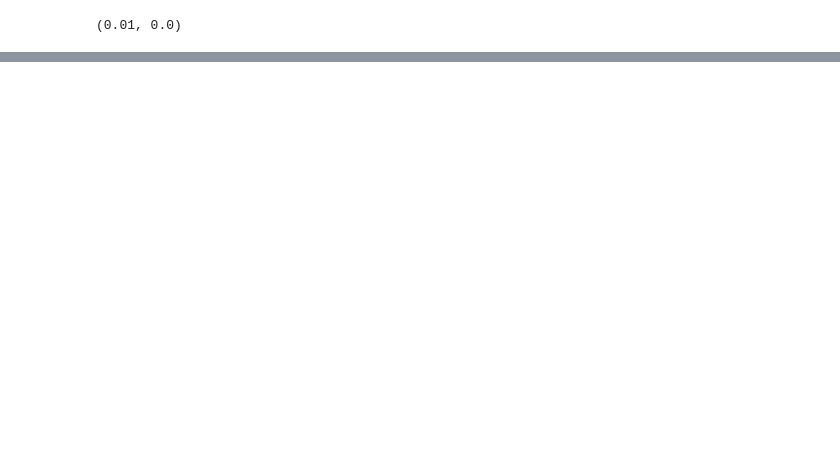
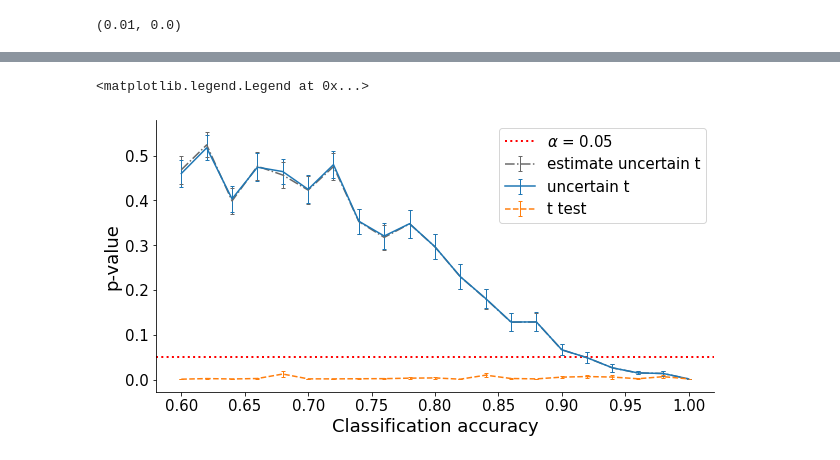
Before and after one commit to lct19/Statistical-consulting, a Jupyter notebook: simulation.ipynb, the cells around one changed output, grey strips where cells are left out. Drawn from its saved outputs; the diff is of its cells as text; code cells hidden in the pictures; blank space fills up the shorter version.

```diff
--- a/simulation.ipynb
+++ b/simulation.ipynb
@@ -187,3 +84,22 @@ res=MC_compare(m,n,mu,p)
 np.mean(res[:,0]>0.05),np.mean(res[:,1]>0.05)
 # %% [output]
 (0.01, 0.0)
+# %%
+# test 2: how the estimate accuracy affects the uncertain T
+mu=[0.57,0.43] # true mean of two group
+esti_acc=np.ones(shape=(21,2)) # estimates of classification accuracy
+esti_acc[:,0]=np.arange(0.60, 1.01, 0.02)
+esti_acc[:,1]=np.arange(0.60, 1.01, 0.02)
+esti_acc[20]=[1,1]
+
+true_acc=[0.73, 0.80] # true classification accuracy
+# %%
+np.random.seed(2022)
+res_list=np.zeros(shape=(21,100,2))
+mean_pvalue=np.zeros(shape=(21,2))
+se_pvalue=np.zeros(shape=(21,2))
+m=100;n=1000
+for i in range(21):
+    res_list[i]=MC_comp_estp(m,n,mu,esti_acc[i],true_acc)
+    mean_pvalue[i]=np.mean(res_list[i],axis=0)
+    se_pvalue[i]=np.sqrt(np.var(res_list[i],axis=0)/m)
@@ -189,0 +127,26 @@ np.mean(res[:,0]>0.05),np.mean(res[:,1]>0.05)
+# %%
+np.random.seed(2022)
+res_list=np.zeros(shape=(21,100,3))
+mean_pvalue=np.zeros(shape=(21,3))
+se_pvalue=np.zeros(shape=(21,3))
+m=100;n=1000
+for i in range(21):
+    res_list[i]=MC_comp_noisyp(m,n,mu,prob[i],sigma=0.1)
+    mean_pvalue[i]=np.nanmean(res_list[i],axis=0)
+    se_pvalue[i]=np.sqrt(np.nanvar(res_list[i],axis=0)/m)
+# %%
+fig, ax=plt.subplots(figsize=(10,5))
+plt.xlabel("Classification accuracy",fontsize=18)
+plt.xticks(fontsize=15)
+plt.yticks(fontsize=15)
+plt.ylabel("p-value",fontsize=18)
+plt.errorbar(prob[:,0],mean_pvalue[:,0],yerr=se_pvalue[:,0],c='dimgray',linestyle='-.',fmt='-',elinewidth=1,capsize = 2,label="estimate uncertain t")
+plt.errorbar(prob[:,0],mean_pvalue[:,2],yerr=se_pvalue[:,2],elinewidth=1,capsize = 2,label="uncertain t")
+plt.errorbar(prob[:,0],mean_pvalue[:,1],yerr=se_pvalue[:,1],linestyle='--',elinewidth=1,capsize = 2,label="t test")
+plt.axhline(0.05,linestyle=':',c='red',linewidth=2,label='$ \\alpha $ = 0.05')
+ax.spines['top'].set_visible(False)
+ax.spines['right'].set_visible(False)
+plt.legend(fontsize=15)
+# %% [output]
+<matplotlib.legend.Legend at 0x...>
+[figure, added]
```
Also changed, not shown: parts of 32 cells of this notebook.
